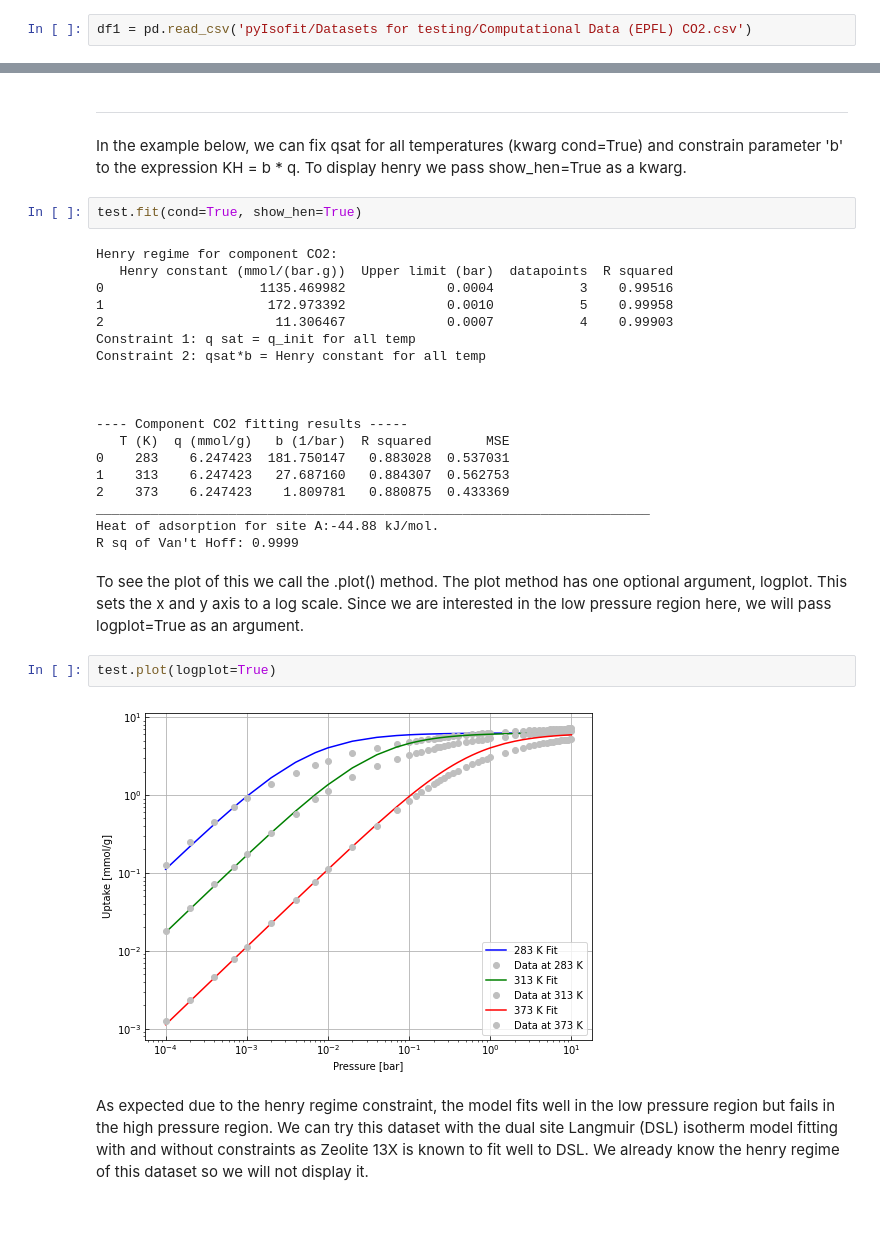
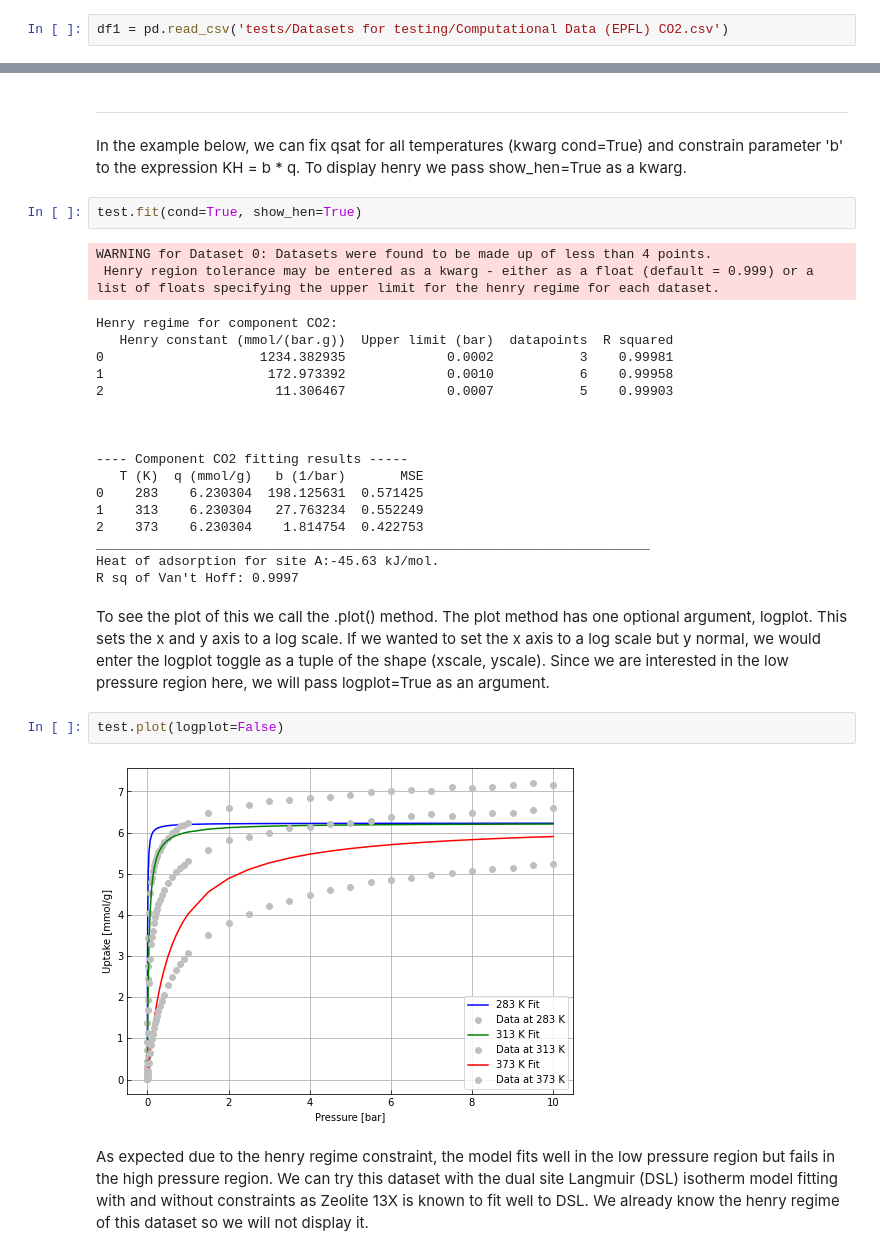
Before and after one commit to dominikpantak/pyIsoFit, a Jupyter notebook: pyIsofit_demo.ipynb, the cells around one changed output, grey strips where cells are left out. Drawn from its saved outputs; the diff is of its cells as text; blank space fills up the shorter version.

Commit message:
- Updated demo - Tested all functionality - Fixed bug where the minimum number of datapoints in the henry regime was 4 (now it is 3 as it should be) - Fixed .save() method - Fixed various bugs

```diff
--- a/pyIsofit_demo.ipynb
+++ b/pyIsofit_demo.ipynb
@@ -16,7 +17,7 @@ i.e the column header for the pressure of the first dataset is 'p@0C', for the s
 
 The datasets used in this example are computational data from EPFL for CO2 and N2 on Zeolite 13X.
 # %%
-df1 = pd.read_csv('pyIsofit/Datasets for testing/Computational Data (EPFL) CO2.csv')
+df1 = pd.read_csv('tests/Datasets for testing/Computational Data (EPFL) CO2.csv')
 # %% [markdown]
 Next, define a list of integers (or floats) which include the temperatures of each dataset. We can input either degrees C or K - the default is C and so we do not have to specify the units. If we wanted to input temperature in Kelvin we would pass the temp_units='K' kwarg when we call the class.
 
@@ -129,30 +129,30 @@ In the example below, we can fix qsat for all temperatures (kwarg cond=True) and
 # %%
 test.fit(cond=True, show_hen=True)
 # %% [output]
-Henry regime for component CO2:
-   Henry constant (mmol/(bar.g))  Upper limit (bar)  datapoints  R squared
-0                    1135.469982             0.0004           3    0.99516
-1                     172.973392             0.0010           5    0.99958
-2                      11.306467             0.0007           4    0.99903
-Constraint 1: q sat = q_init for all temp
-Constraint 2: qsat*b = Henry constant for all temp
-
-
-
----- Component CO2 fitting results -----
-   T (K)  q (mmol/g)   b (1/bar)  R squared       MSE
-0    283    6.247423  181.750147   0.883028  0.537031
-1    313    6.247423   27.687160   0.884307  0.562753
-2    373    6.247423    1.809781   0.880875  0.433369
-_______________________________________________________________________
-Heat of adsorption for site A:-44.88 kJ/mol.
-R sq of Van't Hoff: 0.9999
+WARNING for Dataset 0: Datasets were found to be made up of less than 4 points.
+ Henry region tolerance may be entered as a kwarg - either as a float (default = 0.999) or a list of floats specifying the upper limit for the henry regime for each dataset.
+Henry regime for component CO2:
+   Henry constant (mmol/(bar.g))  Upper limit (bar)  datapoints  R squared
+0                    1234.382935             0.0002           3    0.99981
+1                     172.973392             0.0010           6    0.99958
+2                      11.306467             0.0007           5    0.99903
+
+
+
+---- Component CO2 fitting results -----
+   T (K)  q (mmol/g)   b (1/bar)       MSE
+0    283    6.230304  198.125631  0.571425
+1    313    6.230304   27.763234  0.552249
+2    373    6.230304    1.814754  0.422753
+_______________________________________________________________________
+Heat of adsorption for site A:-45.63 kJ/mol.
+R sq of Van't Hoff: 0.9997
 # %% [markdown]
-To see the plot of this we call the .plot() method. The plot method has one optional argument, logplot. This sets the x and y axis to a log scale. Since we are interested in the low pressure region here, we will pass logplot=True as an argument.
+To see the plot of this we call the .plot() method. The plot method has one optional argument, logplot. This sets the x and y axis to a log scale. If we wanted to set the x axis to a log scale but y normal, we would enter the logplot toggle as a tuple of the shape (xscale, yscale). Since we are interested in the low pressure region here, we will pass logplot=True as an argument.
 # %%
-test.plot(logplot=True)
+test.plot(logplot=False)
 # %% [output]
-[figure, old version]
+[figure, new version]
 # %% [markdown]
 As expected due to the henry regime constraint, the model fits well in the low pressure region but fails in the high pressure region. We can try this dataset with the dual site Langmuir (DSL) isotherm model fitting with and without constraints as Zeolite 13X is known to fit well to DSL. We already know the henry regime of this dataset so we will not display it.
 # %%
```
Also changed, not shown: parts of 34 cells of this notebook, 14 other files.
